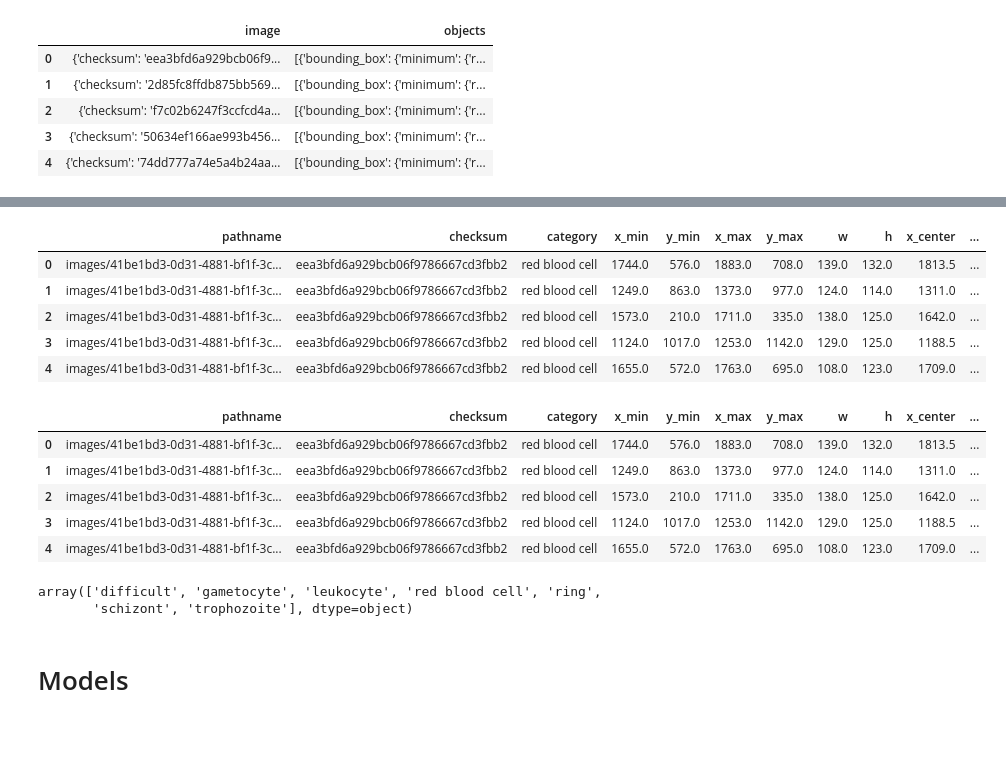
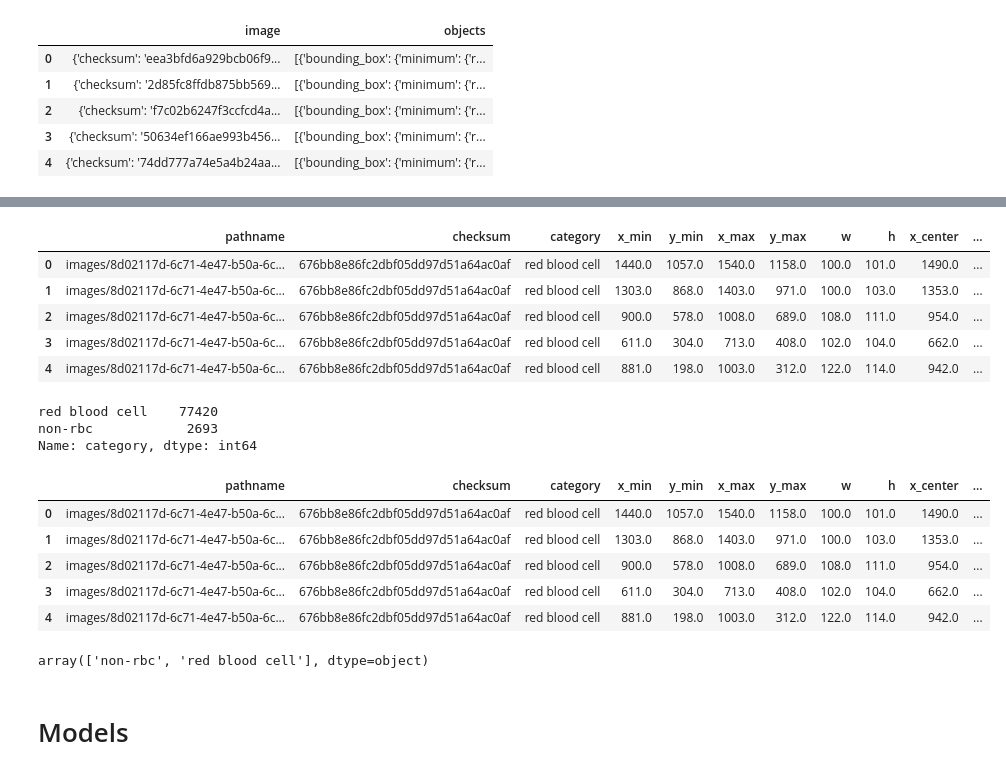
Before and after one commit to PhamVuThuNguyet/malaria-detection, a Jupyter notebook: notebooks/Models.ipynb, the cells around one changed output, grey strips where cells are left out. Drawn from its saved outputs; the diff is of its cells as text; code cells hidden in the pictures; blank space fills up the shorter version.

```diff
--- a/notebooks/Models.ipynb
+++ b/notebooks/Models.ipynb
@@ -87,7 +90,7 @@ df = pd.DataFrame(
           shape=row['shape'],
           checksum=row['checksum'],
           **bb_info)
-     for _, row in test_df.iterrows()
+     for _, row in train_df.iterrows()
      for bb_info in row['objects']
      ]
      )
@@ -147,34 +150,46 @@ df.drop(columns=['shape'], inplace=True)
 df.head()
 # %% [output]
 |  | pathname | checksum | category | x_min | y_min | x_max | y_max | w | h | x_center | ... |
-| 0 | images/41be1bd3-0d31-4881-bf1f-3c... | eea3bfd6a929bcb06f9786667cd3fbb2 | red blood cell | 1744.0 | 576.0 | 1883.0 | 708.0 | 139.0 | 132.0 | 1813.5 | ... |
-| 1 | images/41be1bd3-0d31-4881-bf1f-3c... | eea3bfd6a929bcb06f9786667cd3fbb2 | red blood cell | 1249.0 | 863.0 | 1373.0 | 977.0 | 124.0 | 114.0 | 1311.0 | ... |
-| 2 | images/41be1bd3-0d31-4881-bf1f-3c... | eea3bfd6a929bcb06f9786667cd3fbb2 | red blood cell | 1573.0 | 210.0 | 1711.0 | 335.0 | 138.0 | 125.0 | 1642.0 | ... |
-| 3 | images/41be1bd3-0d31-4881-bf1f-3c... | eea3bfd6a929bcb06f9786667cd3fbb2 | red blood cell | 1124.0 | 1017.0 | 1253.0 | 1142.0 | 129.0 | 125.0 | 1188.5 | ... |
-| 4 | images/41be1bd3-0d31-4881-bf1f-3c... | eea3bfd6a929bcb06f9786667cd3fbb2 | red blood cell | 1655.0 | 572.0 | 1763.0 | 695.0 | 108.0 | 123.0 | 1709.0 | ... |
+| 0 | images/8d02117d-6c71-4e47-b50a-6c... | 676bb8e86fc2dbf05dd97d51a64ac0af | red blood cell | 1440.0 | 1057.0 | 1540.0 | 1158.0 | 100.0 | 101.0 | 1490.0 | ... |
+| 1 | images/8d02117d-6c71-4e47-b50a-6c... | 676bb8e86fc2dbf05dd97d51a64ac0af | red blood cell | 1303.0 | 868.0 | 1403.0 | 971.0 | 100.0 | 103.0 | 1353.0 | ... |
+| 2 | images/8d02117d-6c71-4e47-b50a-6c... | 676bb8e86fc2dbf05dd97d51a64ac0af | red blood cell | 900.0 | 578.0 | 1008.0 | 689.0 | 108.0 | 111.0 | 954.0 | ... |
+| 3 | images/8d02117d-6c71-4e47-b50a-6c... | 676bb8e86fc2dbf05dd97d51a64ac0af | red blood cell | 611.0 | 304.0 | 713.0 | 408.0 | 102.0 | 104.0 | 662.0 | ... |
+| 4 | images/8d02117d-6c71-4e47-b50a-6c... | 676bb8e86fc2dbf05dd97d51a64ac0af | red blood cell | 881.0 | 198.0 | 1003.0 | 312.0 | 122.0 | 114.0 | 942.0 | ... |
+# %%
+# 2-classes config
+
+df.loc[df["category"] != "red blood cell", "category"] = "non-rbc"
+
+df["category"].value_counts()
+# %% [output]
+red blood cell    77420
+non-rbc            2693
+Name: category, dtype: int64
 # %%
 # Encoding label
 
-# lb = LabelEncoder()
-# lb.fit(df["category"])
+lb = LabelEncoder()
+lb.fit(df["category"])
 df["label"] = lb.transform(df["category"])
 
 df.head()
 # %% [output]
 |  | pathname | checksum | category | x_min | y_min | x_max | y_max | w | h | x_center | ... |
-| 0 | images/41be1bd3-0d31-4881-bf1f-3c... | eea3bfd6a929bcb06f9786667cd3fbb2 | red blood cell | 1744.0 | 576.0 | 1883.0 | 708.0 | 139.0 | 132.0 | 1813.5 | ... |
-| 1 | images/41be1bd3-0d31-4881-bf1f-3c... | eea3bfd6a929bcb06f9786667cd3fbb2 | red blood cell | 1249.0 | 863.0 | 1373.0 | 977.0 | 124.0 | 114.0 | 1311.0 | ... |
-| 2 | images/41be1bd3-0d31-4881-bf1f-3c... | eea3bfd6a929bcb06f9786667cd3fbb2 | red blood cell | 1573.0 | 210.0 | 1711.0 | 335.0 | 138.0 | 125.0 | 1642.0 | ... |
-| 3 | images/41be1bd3-0d31-4881-bf1f-3c... | eea3bfd6a929bcb06f9786667cd3fbb2 | red blood cell | 1124.0 | 1017.0 | 1253.0 | 1142.0 | 129.0 | 125.0 | 1188.5 | ... |
-| 4 | images/41be1bd3-0d31-4881-bf1f-3c... | eea3bfd6a929bcb06f9786667cd3fbb2 | red blood cell | 1655.0 | 572.0 | 1763.0 | 695.0 | 108.0 | 123.0 | 1709.0 | ... |
+| 0 | images/8d02117d-6c71-4e47-b50a-6c... | 676bb8e86fc2dbf05dd97d51a64ac0af | red blood cell | 1440.0 | 1057.0 | 1540.0 | 1158.0 | 100.0 | 101.0 | 1490.0 | ... |
+| 1 | images/8d02117d-6c71-4e47-b50a-6c... | 676bb8e86fc2dbf05dd97d51a64ac0af | red blood cell | 1303.0 | 868.0 | 1403.0 | 971.0 | 100.0 | 103.0 | 1353.0 | ... |
+| 2 | images/8d02117d-6c71-4e47-b50a-6c... | 676bb8e86fc2dbf05dd97d51a64ac0af | red blood cell | 900.0 | 578.0 | 1008.0 | 689.0 | 108.0 | 111.0 | 954.0 | ... |
+| 3 | images/8d02117d-6c71-4e47-b50a-6c... | 676bb8e86fc2dbf05dd97d51a64ac0af | red blood cell | 611.0 | 304.0 | 713.0 | 408.0 | 102.0 | 104.0 | 662.0 | ... |
+| 4 | images/8d02117d-6c71-4e47-b50a-6c... | 676bb8e86fc2dbf05dd97d51a64ac0af | red blood cell | 881.0 | 198.0 | 1003.0 | 312.0 | 122.0 | 114.0 | 942.0 | ... |
 # %%
 lb.classes_
 
 # 7 classes
 # difficult: 0, gametocyte: 1, leukocyte: 2, rbc: 3, ring: 4, schizont: 5, trophozoite: 6
+
+# 2 classes
+# non-rbc: 0, rbc: 1
 # %% [output]
-array(['difficult', 'gametocyte', 'leukocyte', 'red blood cell', 'ring',
-       'schizont', 'trophozoite'], dtype=object)
+array(['non-rbc', 'red blood cell'], dtype=object)
 # %% [markdown]
 # Models
 # %% [markdown]
```
Also changed, not shown: parts of 10 cells of this notebook, 16 other files.
